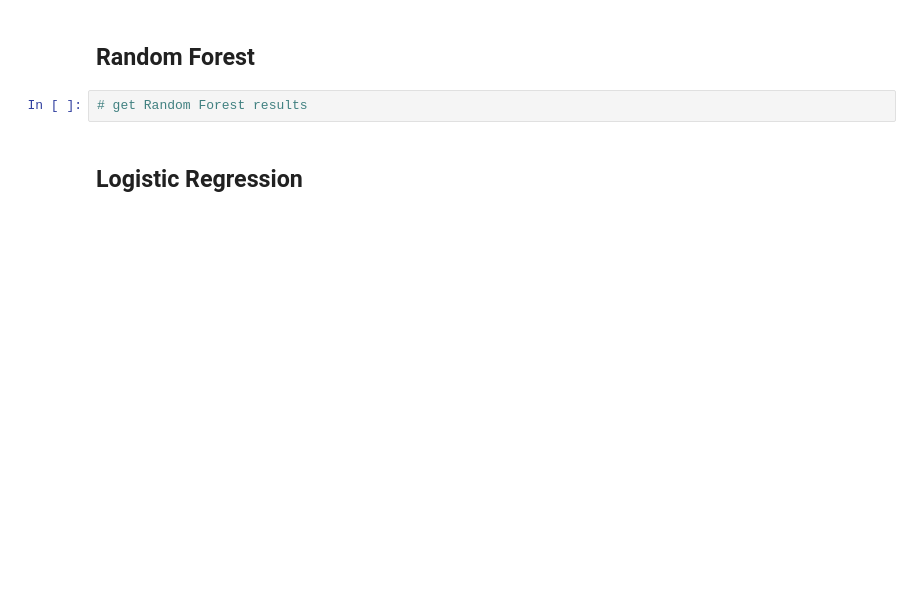
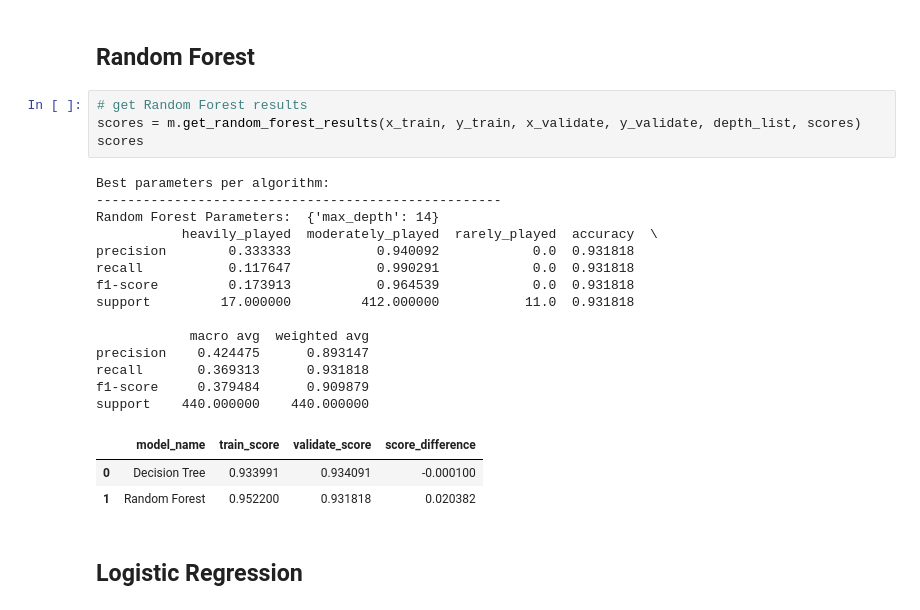
Before and after one commit to Estimating-steam-hours/Steam-Hours-Capstone, a Jupyter notebook: final_notebook.ipynb, the cells around one changed output. Cells and saved outputs as stored; diff of their text form; blank space fills up the shorter version.

```diff
--- a/final_notebook.ipynb
+++ b/final_notebook.ipynb
@@ -216,6 +240,26 @@ e.free_to_play(train)
 ## Random Forest
 # %%
 # get Random Forest results
+scores = m.get_random_forest_results(x_train, y_train, x_validate, y_validate, depth_list, scores)
+scores
+# %% [output]
+Best parameters per algorithm:
+----------------------------------------------------
+Random Forest Parameters:  {'max_depth': 14}
+           heavily_played  moderately_played  rarely_played  accuracy  \
+precision        0.333333           0.940092            0.0  0.931818
+recall           0.117647           0.990291            0.0  0.931818
+f1-score         0.173913           0.964539            0.0  0.931818
+support         17.000000         412.000000           11.0  0.931818
+
+            macro avg  weighted avg
+precision    0.424475      0.893147
+recall       0.369313      0.931818
+f1-score     0.379484      0.909879
+support    440.000000    440.000000
+|  | model_name | train_score | validate_score | score_difference |
+| 0 | Decision Tree | 0.933991 | 0.934091 | -0.000100 |
+| 1 | Random Forest | 0.952200 | 0.931818 | 0.020382 |
 # %% [markdown]
 ## Logistic Regression
 # %%
```
Also changed, not shown: parts of 10 cells of this notebook.
